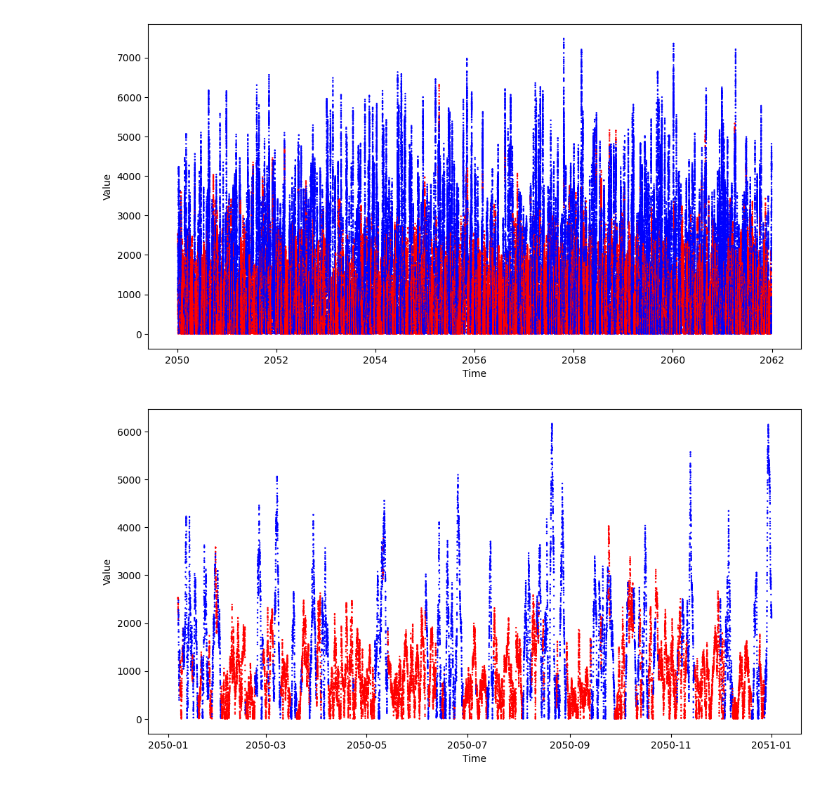
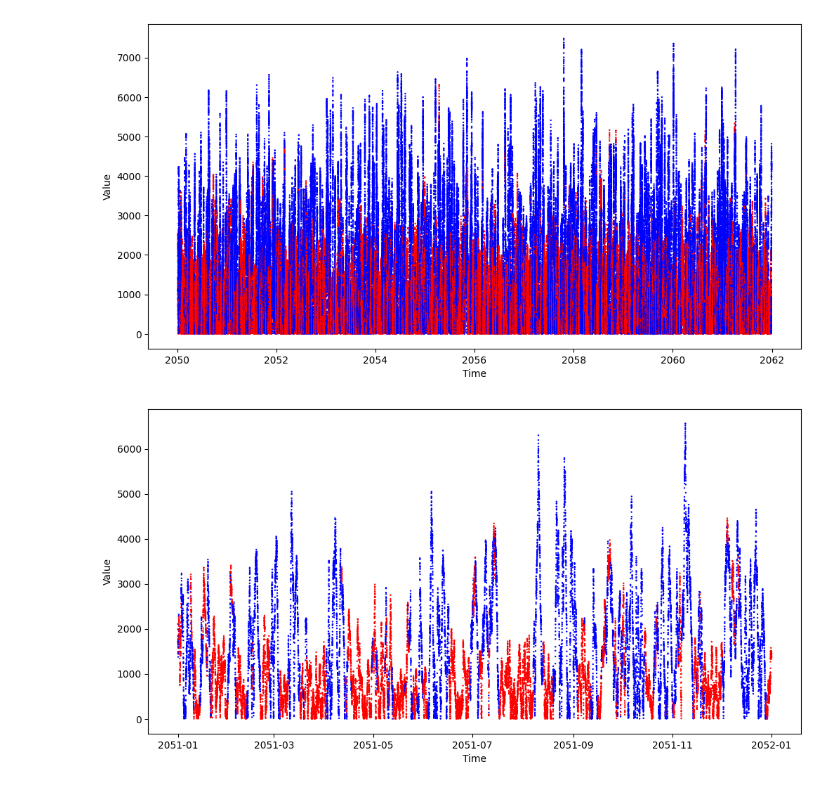
Before and after one commit to TimBerti/wind-gan, a Jupyter notebook: notebooks/simulation.ipynb, the cells around one changed output. Saved outputs shown, nothing was run; the diff lists cells and outputs as text; code cells hidden in the pictures.

```diff
--- a/notebooks/simulation.ipynb
+++ b/notebooks/simulation.ipynb
@@ -100,13 +100,13 @@ plt.show()
 # %% [output]
 [figure]
 # %%
-year = '2050'
+year = '2051'
 plt.figure(figsize=(12, 6))
 plt.scatter(df.loc[year].index, df['Value'].loc[year], c=df['Color'].loc[year], s=0.5)
 plt.xlabel("Time")
 plt.ylabel("Value")
 plt.show()
 # %% [output]
-[figure, old version]
+[figure, new version]
 # %%
 df.to_csv('../data/generated_data.csv')
```
Also changed, not shown: 9 other files.
